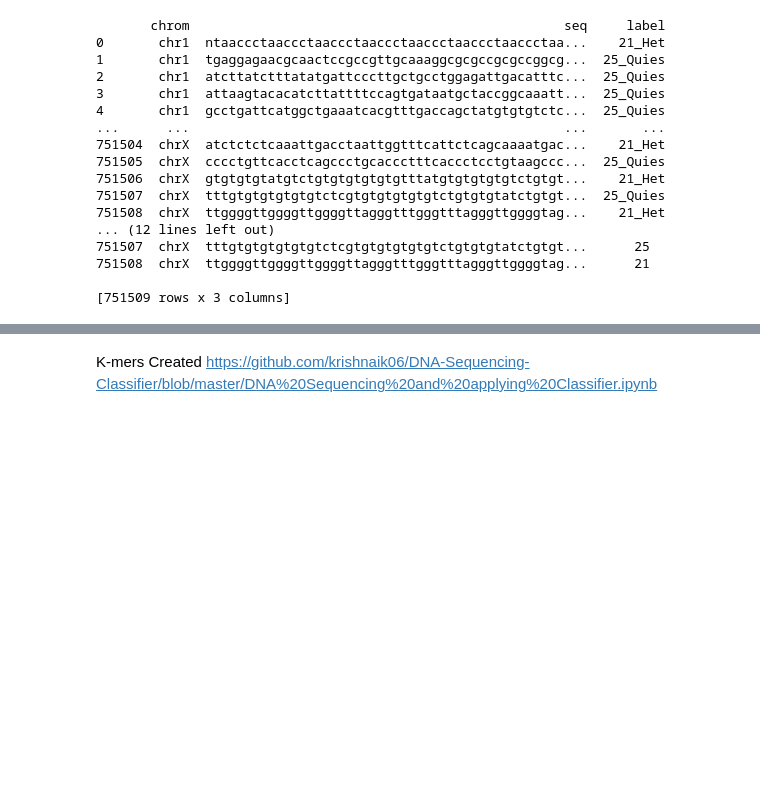
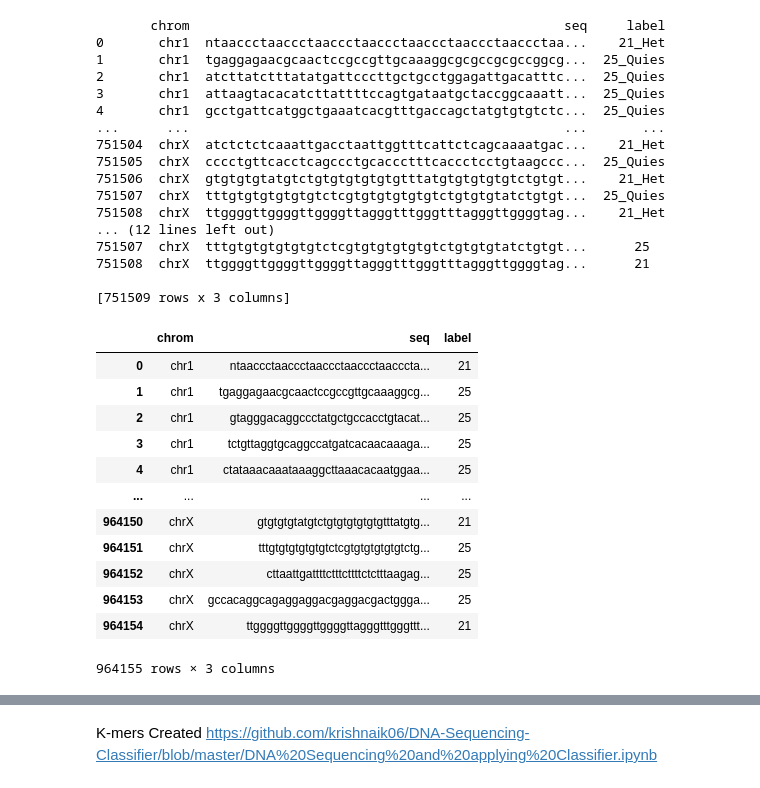
Before and after one commit to kstoy3/SURF-2020-Weiss-Lab, a Jupyter notebook: 2021/Preparing Data Set.ipynb, the cells around one changed output, grey strips where cells are left out. Saved outputs shown, nothing was run; the diff lists cells and outputs as text; code cells hidden in the pictures; blank space fills up the shorter version.

```diff
--- a/2021/Preparing Data Set.ipynb
+++ b/2021/Preparing Data Set.ipynb
@@ -176,3 +177,31 @@ print(df_data)
 751508  chrX  ttggggttggggttggggttagggtttgggtttagggttggggtag...      21
 
 [751509 rows x 3 columns]
+# %%
+def split_dna(seq, maxlen):
+    """
+    @ param seq: string of a sequence
+    @ param maxlen: int for max length of sequence
+
+    Note a sequences is of lowercase a,t,c,g,n
+    I wrote
+    @ return seqs: array of sequences of seq broken down into maxlen sizes
+    and padded with N's
+    """
+    seqs = []
+    while len(seq) > 0:
+        if len(seq) >= maxlen:
+            seqs.append(seq[0:maxlen])
+            seq = seq[maxlen:]
+        else:
+            seqs.append(seq + 'n' * (maxlen - len(seq)))
+            seq = ''
+    return seqs
+# %%
+d = {}
+count = 0
+for chrom, seq, label in zip(df_data['chrom'], df_data['seq'], df_data['labels']):
+    for seq_split in split_dna(seq, 8000):
+        d[count] = {"chrom": chrom, "seq": seq_split, "label": label}
+        count += 1
+df = df.from_dict(d, "index")
@@ -178,0 +211,16 @@ print(df_data)
+# %%
+df
+# %% [output]
+|  | chrom | seq | label |
+| 0 | chr1 | ntaaccctaaccctaaccctaaccctaacccta... | 21 |
+| 1 | chr1 | tgaggagaacgcaactccgccgttgcaaaggcg... | 25 |
+| 2 | chr1 | gtagggacaggccctatgctgccacctgtacat... | 25 |
+| 3 | chr1 | tctgttaggtgcaggccatgatcacaacaaaga... | 25 |
+| 4 | chr1 | ctataaacaaataaaggcttaaacacaatggaa... | 25 |
+| ... | ... | ... | ... |
+| 964150 | chrX | gtgtgtgtatgtctgtgtgtgtgtgtttatgtg... | 21 |
+| 964151 | chrX | tttgtgtgtgtgtgtctcgtgtgtgtgtgtctg... | 25 |
+| 964152 | chrX | cttaattgattttctttcttttctctttaagag... | 25 |
+| 964153 | chrX | gccacaggcagaggaggacgaggacgactggga... | 25 |
+| 964154 | chrX | ttggggttggggttggggttagggtttgggttt... | 21 |
+964155 rows × 3 columns
```
Also changed, not shown: parts of 17 cells of this notebook.
